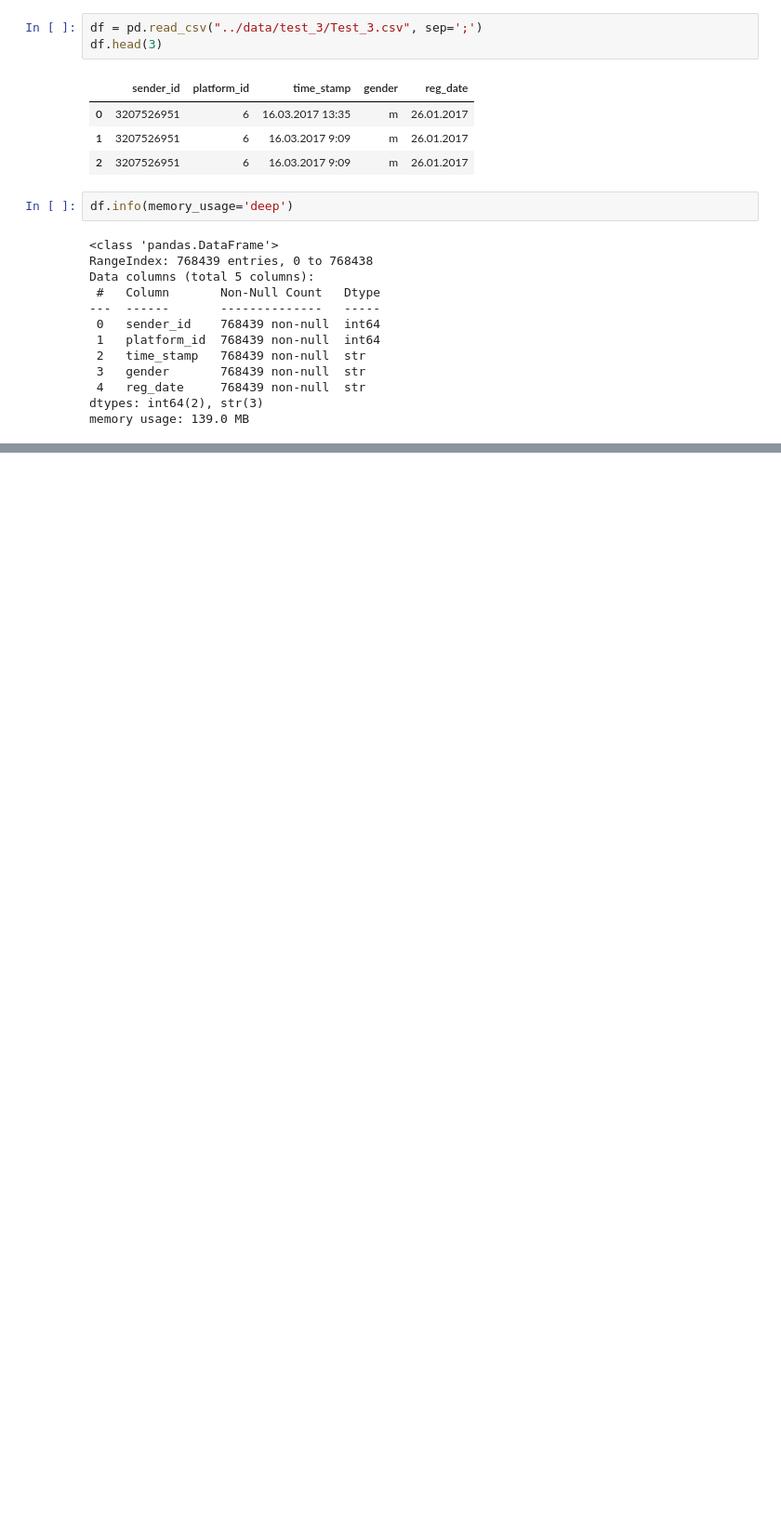
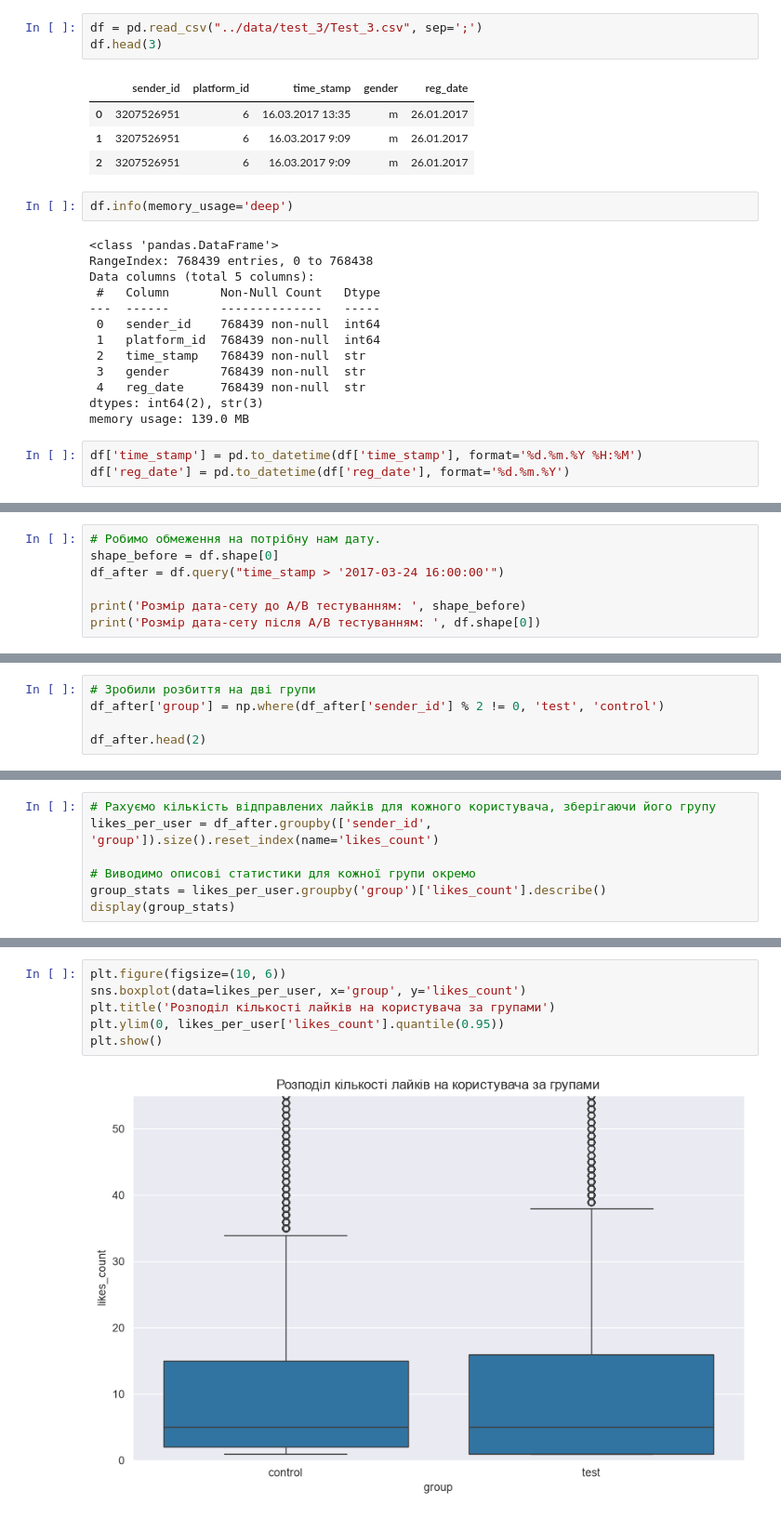
Before and after one commit to Chuchman-Dima/appflame-test, a Jupyter notebook: tasks/AB.ipynb, the cells around one changed output, grey strips where cells are left out. Shown at 93% size. Saved outputs shown, nothing was run; the diff lists cells and outputs as text; blank space fills up the shorter version.

```diff
--- a/tasks/AB.ipynb
+++ b/tasks/AB.ipynb
@@ -23,3 +26,6 @@ Data columns (total 5 columns):
  4   reg_date     768439 non-null  str
 dtypes: int64(2), str(3)
 memory usage: 139.0 MB
+# %%
+df['time_stamp'] = pd.to_datetime(df['time_stamp'], format='%d.%m.%Y %H:%M')
+df['reg_date'] = pd.to_datetime(df['reg_date'], format='%d.%m.%Y')
@@ -25,0 +39,7 @@ memory usage: 139.0 MB
+# %%
+# Робимо обмеження на потрібну нам дату.
+shape_before = df.shape[0]
+df_after = df.query("time_stamp > '2017-03-24 16:00:00'")
+
+print('Розмір дата-сету до A/B тестуванням: ', shape_before)
+print('Розмір дата-сету після A/B тестуванням: ', df.shape[0])
@@ -25,0 +49,5 @@ memory usage: 139.0 MB
+# %%
+# Зробили розбиття на дві групи
+df_after['group'] = np.where(df_after['sender_id'] % 2 != 0, 'test', 'control')
+
+df_after.head(2)
@@ -25,0 +92,7 @@ memory usage: 139.0 MB
+# %%
+# Рахуємо кількість відправлених лайків для кожного користувача, зберігаючи його групу
+likes_per_user = df_after.groupby(['sender_id', 'group']).size().reset_index(name='likes_count')
+
+# Виводимо описові статистики для кожної групи окремо
+group_stats = likes_per_user.groupby('group')['likes_count'].describe()
+display(group_stats)
@@ -25,0 +104,8 @@ memory usage: 139.0 MB
+# %%
+plt.figure(figsize=(10, 6))
+sns.boxplot(data=likes_per_user, x='group', y='likes_count')
+plt.title('Розподіл кількості лайків на користувача за групами')
+plt.ylim(0, likes_per_user['likes_count'].quantile(0.95))
+plt.show()
+# %% [output]
+[figure, added]
```
Also changed, not shown: parts of 11 cells of this notebook.
